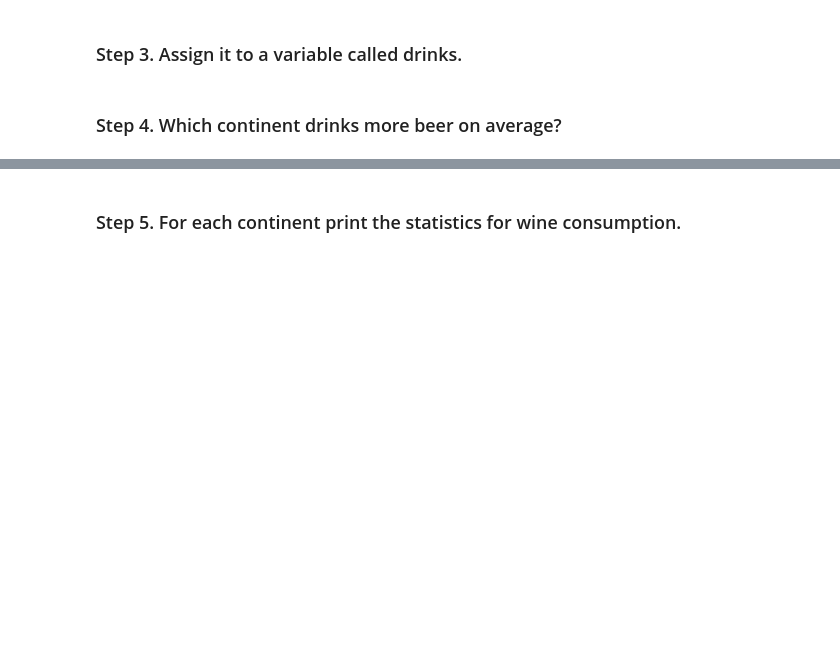
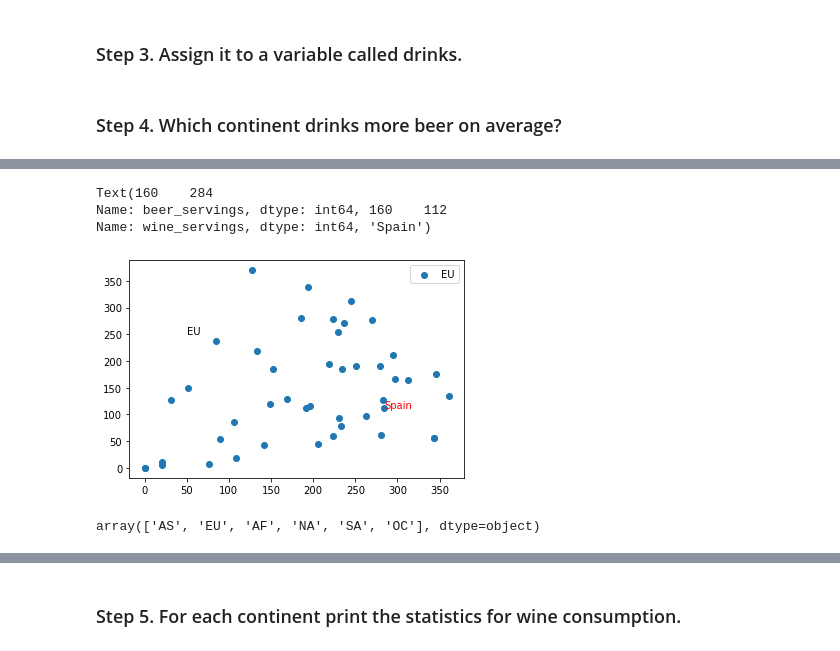
Before and after one commit to rafachem/pandas_exercises, a Jupyter notebook: 03_Grouping/Alcohol_Consumption/Exercise.ipynb, the cells around one changed output, grey strips where cells are left out. Drawn from its saved outputs; the diff is of its cells as text; code cells hidden in the pictures; blank space fills up the shorter version.

```diff
--- a/03_Grouping/Alcohol_Consumption/Exercise.ipynb
+++ b/03_Grouping/Alcohol_Consumption/Exercise.ipynb
@@ -54,0 +84,5 @@ df_drinks[df_drinks['beer_servings'] > mean_bear]
+# %%
+df_continent_promedio = df_drinks.groupby('continent')
+#Permite sacar la agrupación por continente
+df_eu = df_continent_promedio.get_group('EU')
+df_eu
@@ -54,0 +112,12 @@ df_drinks[df_drinks['beer_servings'] > mean_bear]
+# %%
+#Comparamos el consumo de cerveza con el consumo de vino
+# plt.scatter(x='beer_servings', y='wine_servings', data=df_eu)
+plt.scatter(x=df_eu.beer_servings, y=df_eu.wine_servings, label= 'EU')
+plt.legend()
+plt.text(x=50, y=250, s='EU')
+plt.text(x=df_eu.beer_servings[df_eu.country=='Spain'], y=df_eu.wine_servings[df_eu.country=='Spain'], s='Spain', color='red')
+# %% [output]
+Text(160    284
+Name: beer_servings, dtype: int64, 160    112
+Name: wine_servings, dtype: int64, 'Spain')
+[figure, added]
@@ -54,0 +130,5 @@ df_drinks[df_drinks['beer_servings'] > mean_bear]
+# %%
+continentes = df_drinks.continent.unique()
+continentes
+# %% [output]
+array(['AS', 'EU', 'AF', 'NA', 'SA', 'OC'], dtype=object)
```
Also changed, not shown: parts of 15 cells of this notebook, 13 other files.
